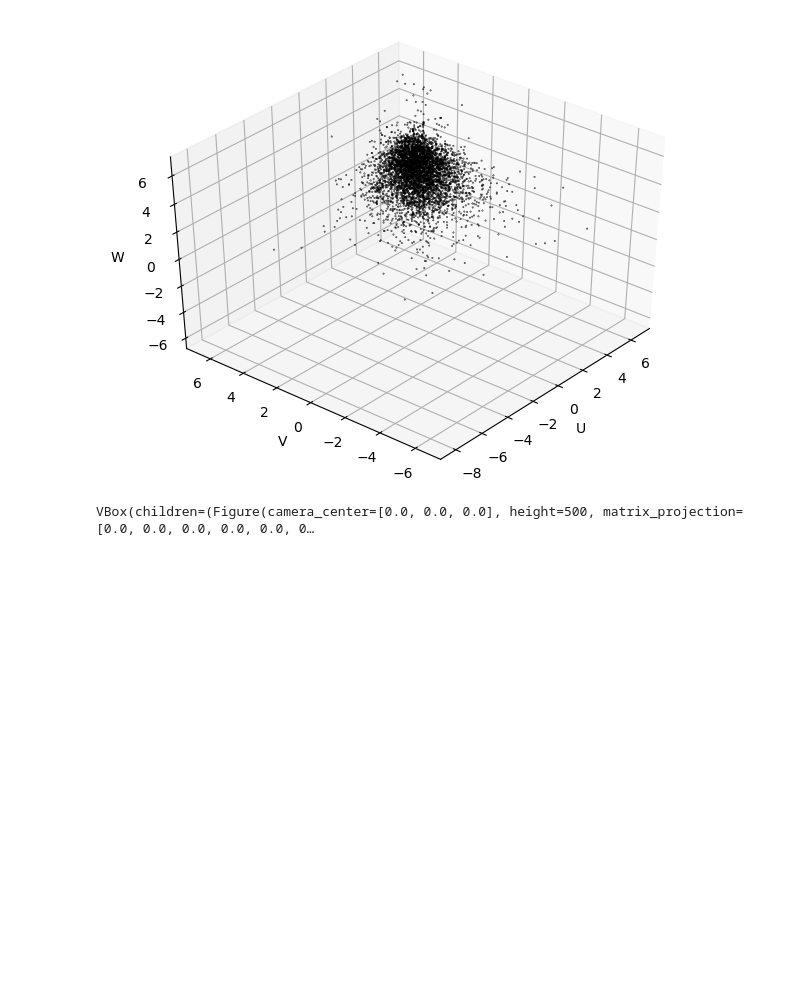
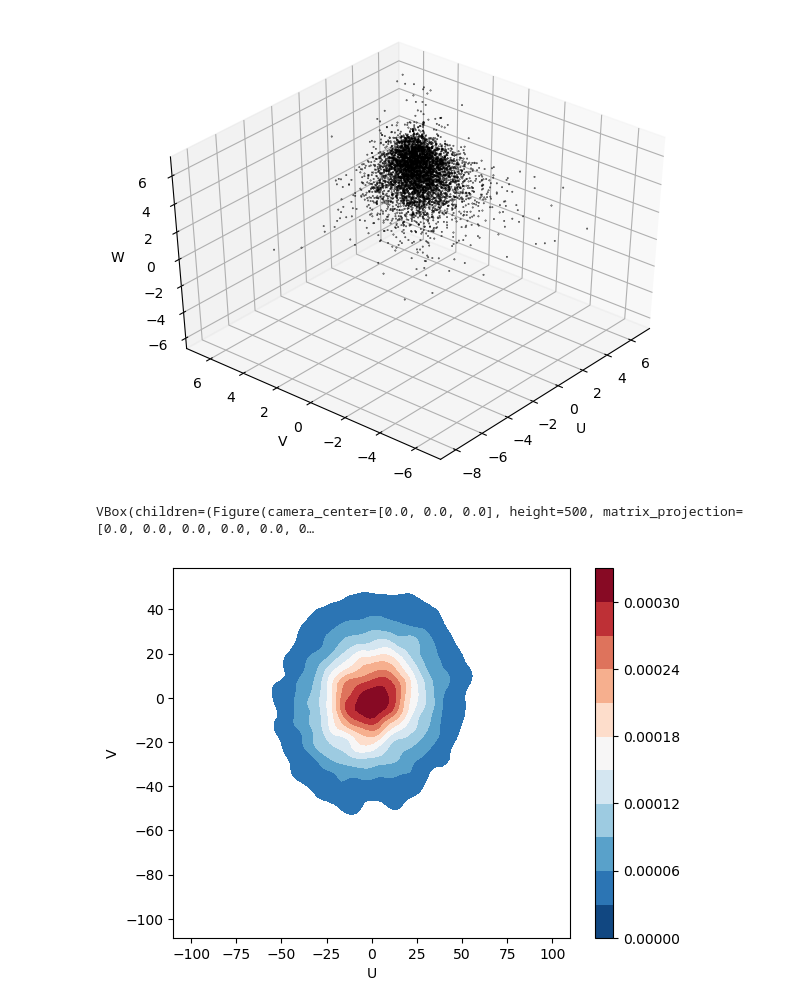
Before and after one commit to erumelhart/astr499research, a Jupyter notebook: gaia_data_search_part2.ipynb, the cells around one changed output. Drawn from its saved outputs; the diff is of its cells as text; code cells hidden in the pictures; blank space fills up the shorter version.

Commit message:
Fixed contour plot, limited data range to match Bovy & Hogg

```diff
--- a/gaia_data_search_part2.ipynb
+++ b/gaia_data_search_part2.ipynb
@@ -91,6 +93,12 @@ y = (-e*d*g - d*z*f + c*m)
 ucoord = (q*hrv + r*(k*pmra/plx) + s*(k*pmde/plx))
 vcoord = (t*hrv + u*(k*pmra/plx) + v*(k*pmde/plx))
 wcoord = (w*hrv + x*(k*pmra/plx) + y*(k*pmde/plx))
+ravetable['U'] = ucoord
+ravetable['V'] = vcoord
+ravetable['W'] = wcoord
+ucrd = ravetable['U']
+vcrd = ravetable['V']
+wcrd = ravetable['W']
 # %%
 fig = plt.figure()
 ax = fig.add_subplot(111,projection='3d')
@@ -110,3 +118,13 @@ import ipyvolume as ipv
 ipv.quickscatter(np.log(ucoord), np.log(vcoord), np.log(wcoord), size=0.5, color="blue")
 # %% [output]
 VBox(children=(Figure(camera_center=[0.0, 0.0, 0.0], height=500, matrix_projection=[0.0, 0.0, 0.0, 0.0, 0.0, 0…
+# %%
+uvmask = np.where((ucrd < 100) & (ucrd > -100) & (vcrd < 50) & (vcrd > -100))
+
+ushort = ucrd[uvmask]
+vshort = vcrd[uvmask]
+# %%
+sns.kdeplot(ushort, vshort, legend=True, shade=True, gridsize=100, cbar=True, cmap="RdBu_r", shade_lowest=False)
+plt.show()
+# %% [output]
+[figure, added]
```
Also changed, not shown: parts of 2 cells of this notebook.
